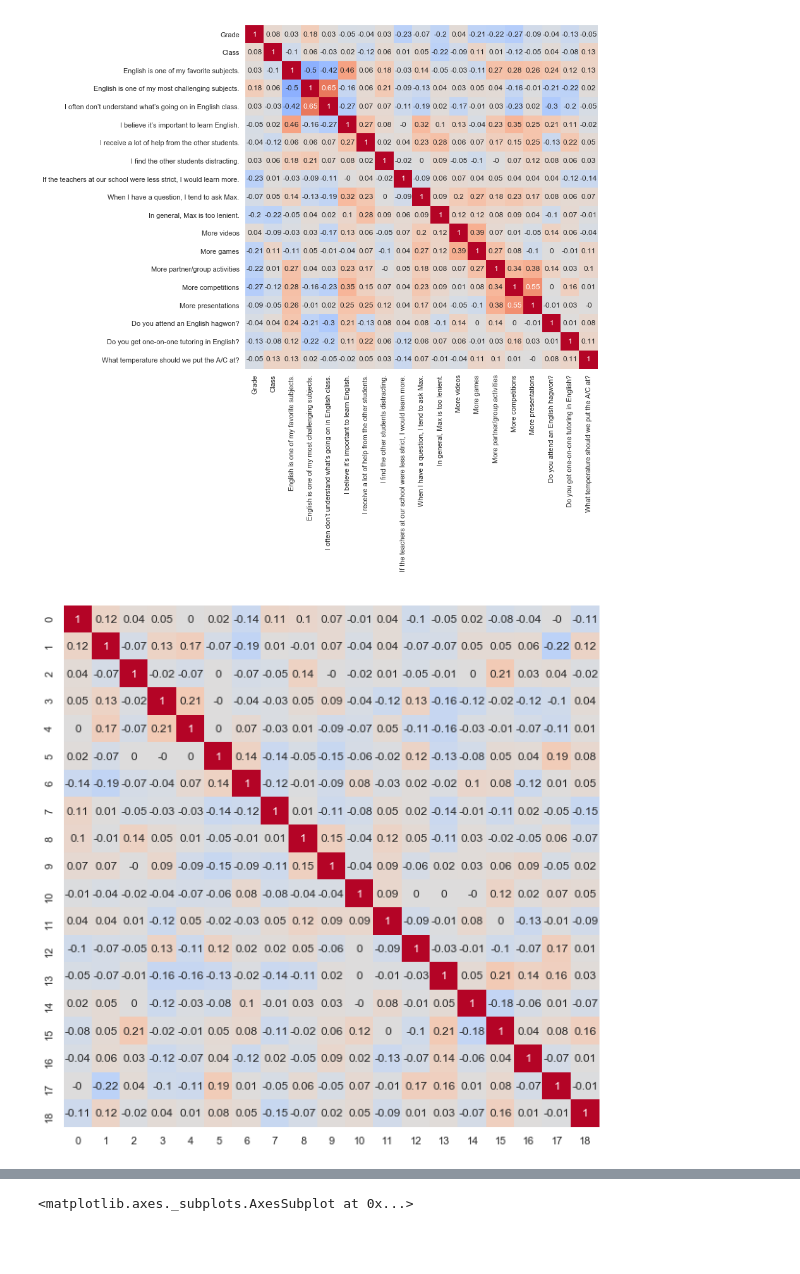
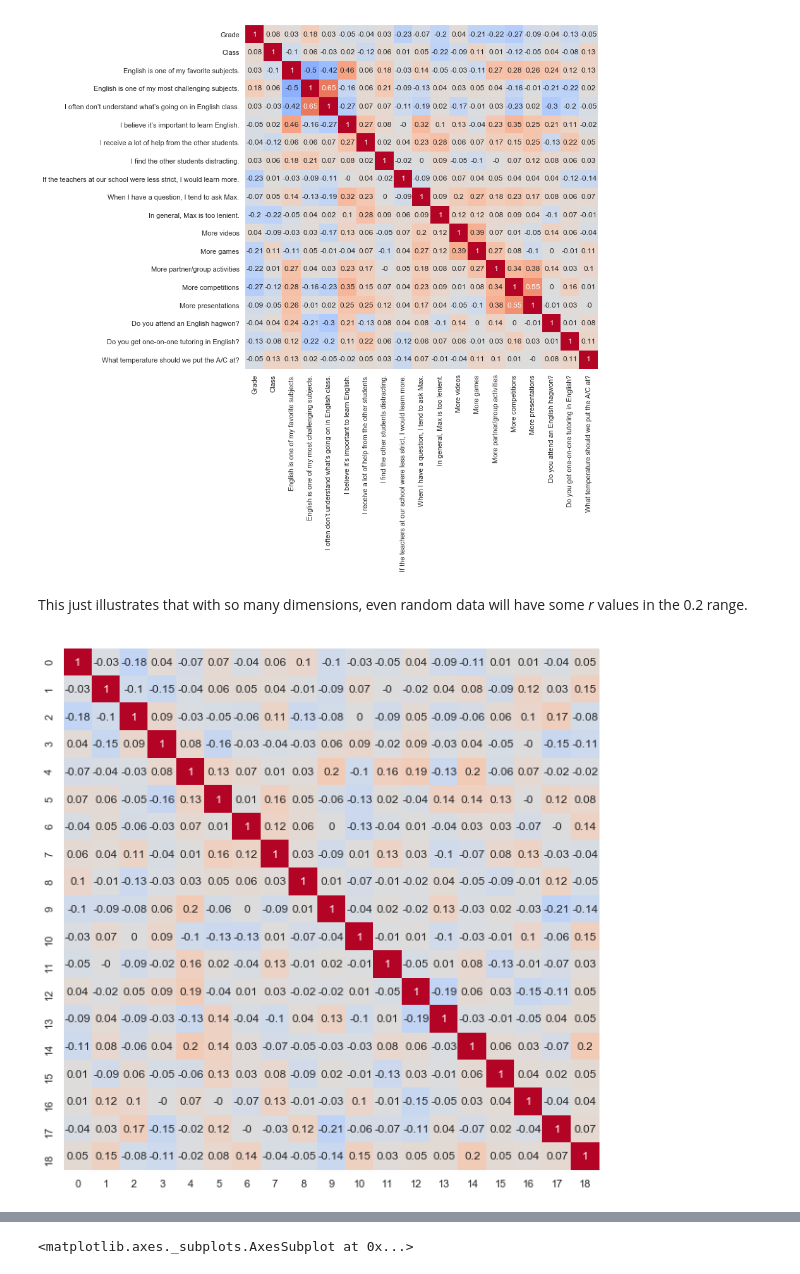
Before and after one commit to maxkapur/maxkapur.github.io, a Jupyter notebook: survey/analysis.ipynb, the cells around one changed output, grey strips where cells are left out. Saved outputs shown, nothing was run; the diff lists cells and outputs as text; code cells hidden in the pictures; blank space fills up the shorter version.

```diff
--- a/survey/analysis.ipynb
+++ b/survey/analysis.ipynb
@@ -136,16 +140,19 @@ heatmap = sns.heatmap(np.round(survey.corr(),decimals=2),
 # heatmap.set_yticklabels(labels[::-1], rotation=45) # reversed order for y
 # %% [output]
 [figure]
+# %% [markdown]
+This just illustrates that with so many dimensions, even random data will have some *r* values in the 0.2 range.
 # %%
+# Random data
 randcb = pd.DataFrame(np.random.rand(150,19)*4 + 1)
 
-# Same thing with random data
-sns.set(rc={'figure.figsize':(8,8)})
+# Same plotting code
+sns.set(rc={'figure.figsize':(10,10)})
 heatmap = sns.heatmap(np.round(randcb.corr(),decimals=2),
             cmap="coolwarm",
             cbar=False,
             vmin=-1,
             vmax= 1,
             annot=True)
 # %% [output]
-[figure, old version]
+[figure, new version]
```
Also changed, not shown: parts of 19 cells of this notebook, 7 other files.
